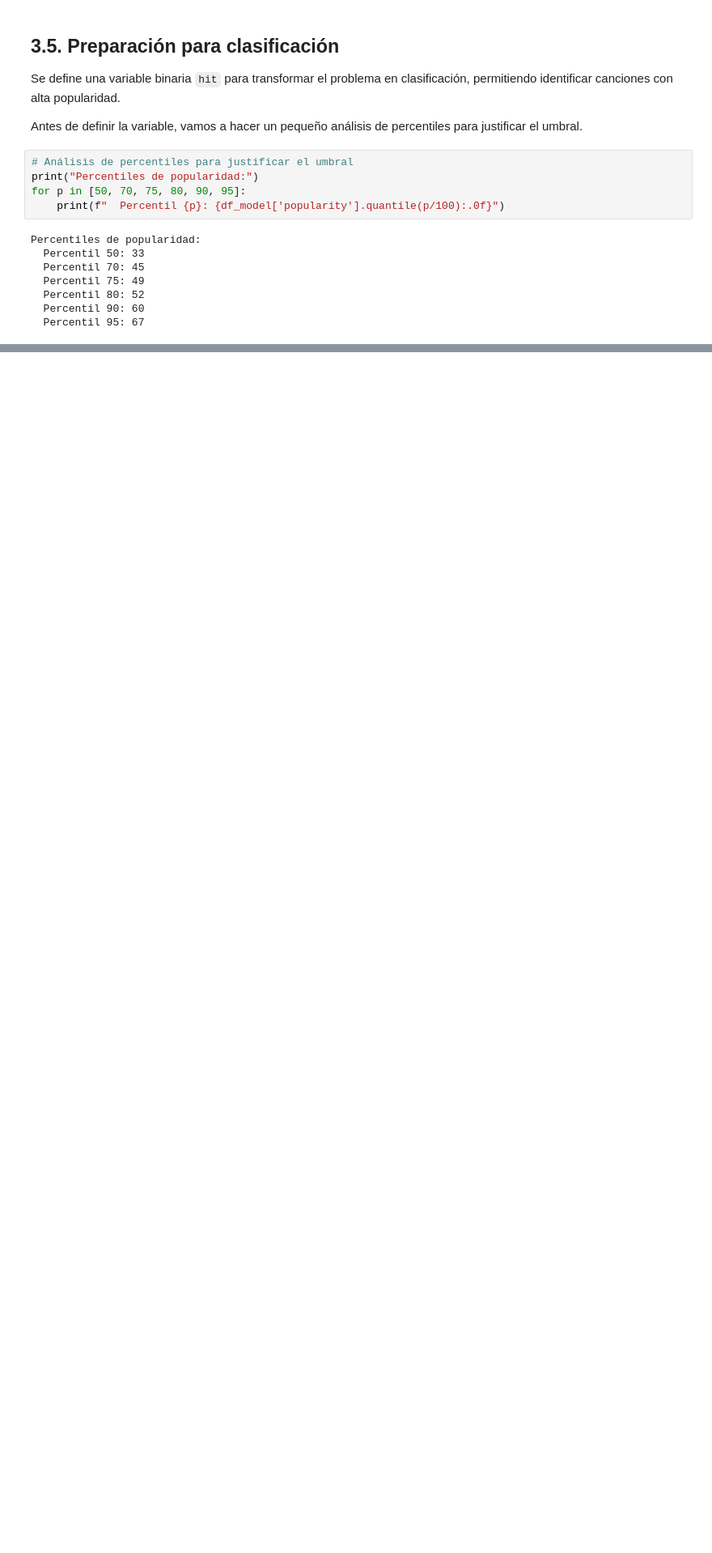
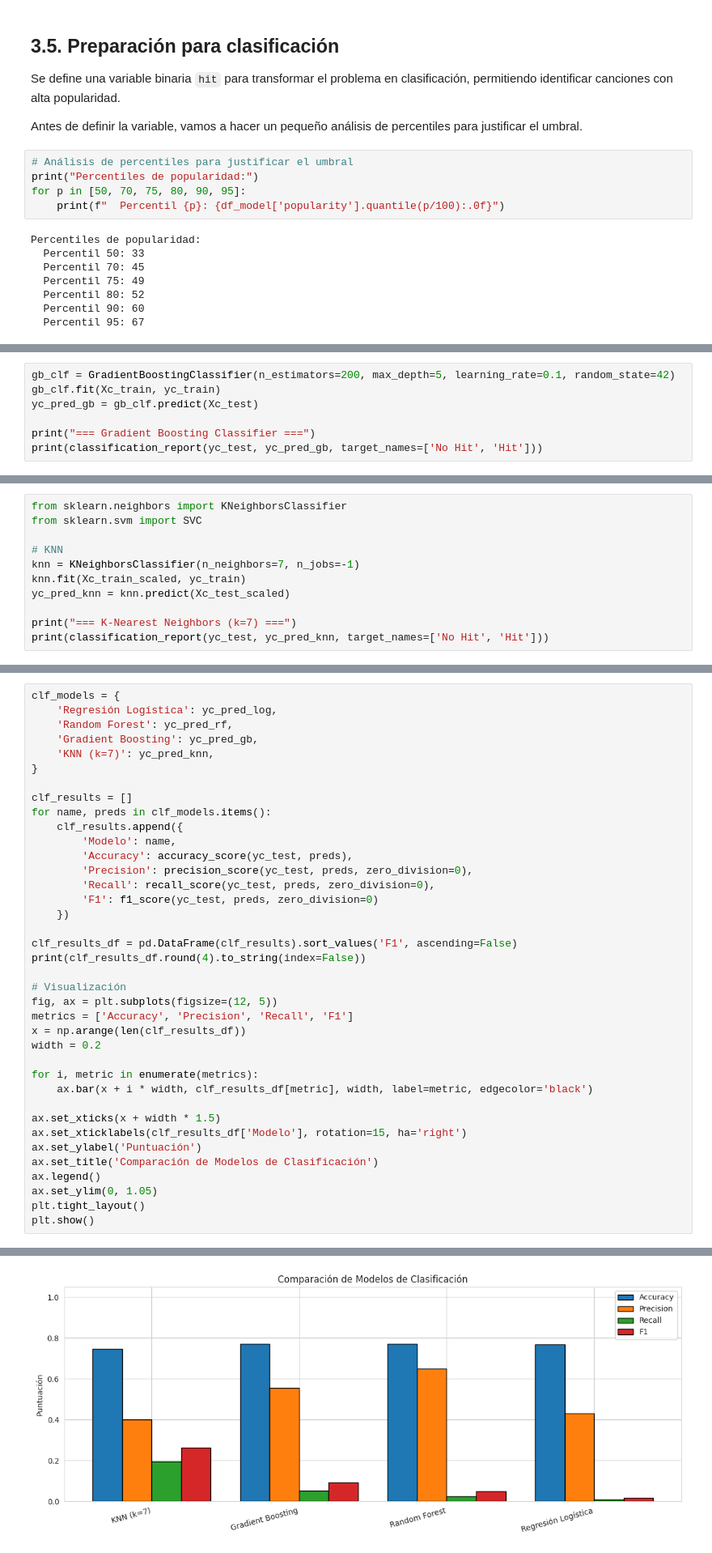
Before and after one commit to thisisrober/data-analysis-spotify-tracks, a Jupyter notebook: notebooks/analysis-es.ipynb, the cells around one changed output, grey strips where cells are left out. Shown at 81% size. Drawn from its saved outputs; the diff is of its cells as text; blank space fills up the shorter version.

```diff
--- a/notebooks/analysis-es.ipynb
+++ b/notebooks/analysis-es.ipynb
@@ -653,0 +1017,7 @@ Se incluyen modelos adicionales para comparar resultados.
+# %%
+gb_clf = GradientBoostingClassifier(n_estimators=200, max_depth=5, learning_rate=0.1, random_state=42)
+gb_clf.fit(Xc_train, yc_train)
+yc_pred_gb = gb_clf.predict(Xc_test)
+
+print("=== Gradient Boosting Classifier ===")
+print(classification_report(yc_test, yc_pred_gb, target_names=['No Hit', 'Hit']))
@@ -655,0 +1046,11 @@ Se incluyen modelos adicionales para comparar resultados.
+# %%
+from sklearn.neighbors import KNeighborsClassifier
+from sklearn.svm import SVC
+
+# KNN
+knn = KNeighborsClassifier(n_neighbors=7, n_jobs=-1)
+knn.fit(Xc_train_scaled, yc_train)
+yc_pred_knn = knn.predict(Xc_test_scaled)
+
+print("=== K-Nearest Neighbors (k=7) ===")
+print(classification_report(yc_test, yc_pred_knn, target_names=['No Hit', 'Hit']))
@@ -659,0 +1100,39 @@ Se comparan los resultados de los distintos modelos de clasificación.
+# %%
+clf_models = {
+    'Regresión Logística': yc_pred_log,
+    'Random Forest': yc_pred_rf,
+    'Gradient Boosting': yc_pred_gb,
+    'KNN (k=7)': yc_pred_knn,
+}
+
+clf_results = []
+for name, preds in clf_models.items():
+    clf_results.append({
+        'Modelo': name,
+        'Accuracy': accuracy_score(yc_test, preds),
+        'Precision': precision_score(yc_test, preds, zero_division=0),
+        'Recall': recall_score(yc_test, preds, zero_division=0),
+        'F1': f1_score(yc_test, preds, zero_division=0)
+    })
+
+clf_results_df = pd.DataFrame(clf_results).sort_values('F1', ascending=False)
+print(clf_results_df.round(4).to_string(index=False))
+
+# Visualización
+fig, ax = plt.subplots(figsize=(12, 5))
+metrics = ['Accuracy', 'Precision', 'Recall', 'F1']
+x = np.arange(len(clf_results_df))
+width = 0.2
+
+for i, metric in enumerate(metrics):
+    ax.bar(x + i * width, clf_results_df[metric], width, label=metric, edgecolor='black')
+
+ax.set_xticks(x + width * 1.5)
+ax.set_xticklabels(clf_results_df['Modelo'], rotation=15, ha='right')
+ax.set_ylabel('Puntuación')
+ax.set_title('Comparación de Modelos de Clasificación')
+ax.legend()
+ax.set_ylim(0, 1.05)
+plt.tight_layout()
+plt.show()
+# %% [output]
@@ -659,0 +1144 @@ Se comparan los resultados de los distintos modelos de clasificación.
+[figure, added]
```
Also changed, not shown: parts of 71 cells of this notebook, 1 other file.
